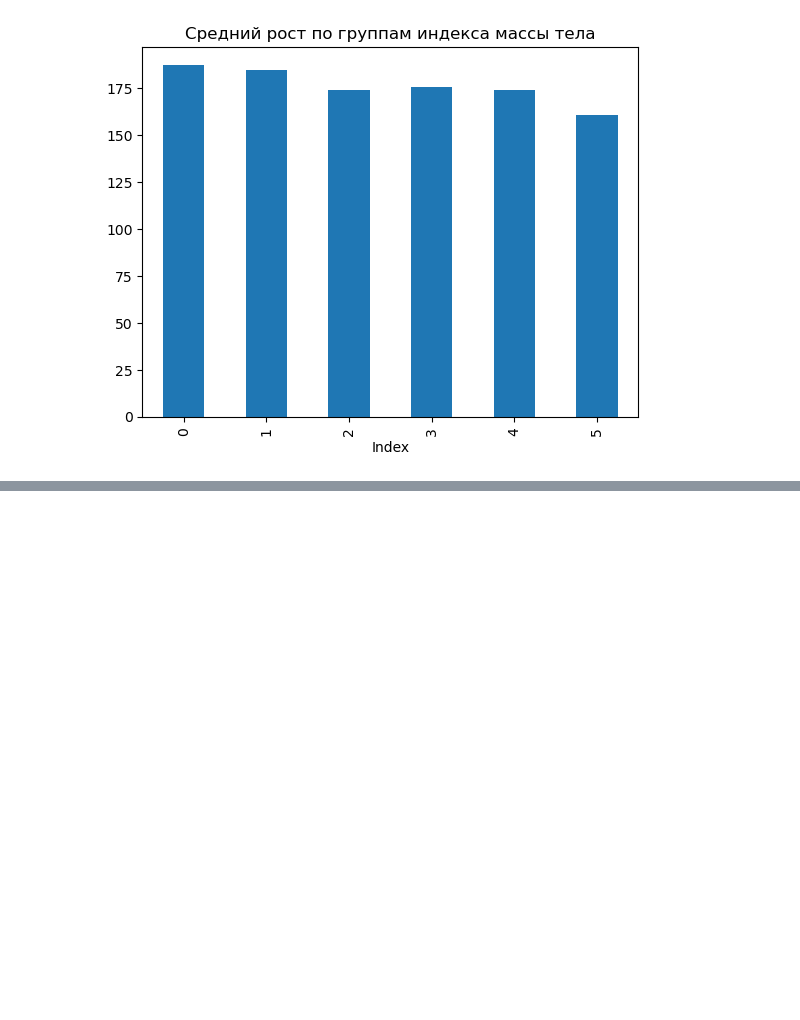
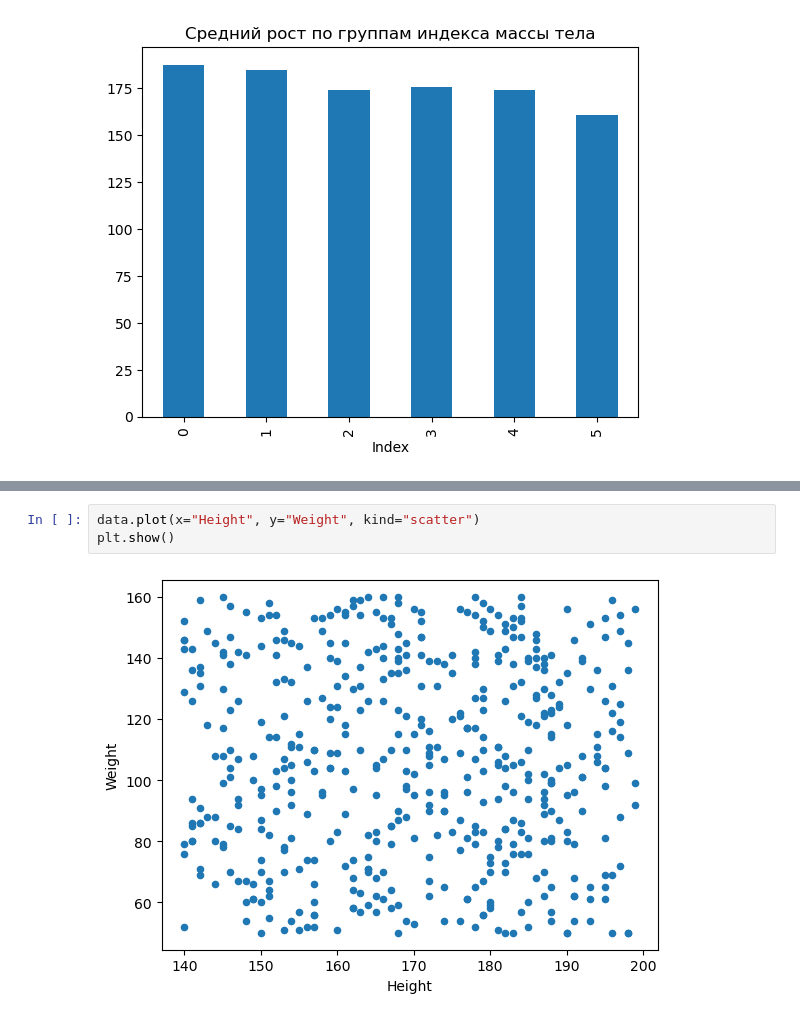
Before and after one commit to golubnichiy/big_data_11_23, a Jupyter notebook: days_02.ipynb, the cells around one changed output, grey strips where cells are left out. Drawn from its saved outputs; the diff is of its cells as text; blank space fills up the shorter version.

```diff
--- a/days_02.ipynb
+++ b/days_02.ipynb
@@ -63,0 +95,5 @@ plt.show()
+# %%
+data.plot(x="Height", y="Weight", kind="scatter")
+plt.show()
+# %% [output]
+[figure, added]
```
Also changed, not shown: parts of 16 cells of this notebook, 2 other files.
